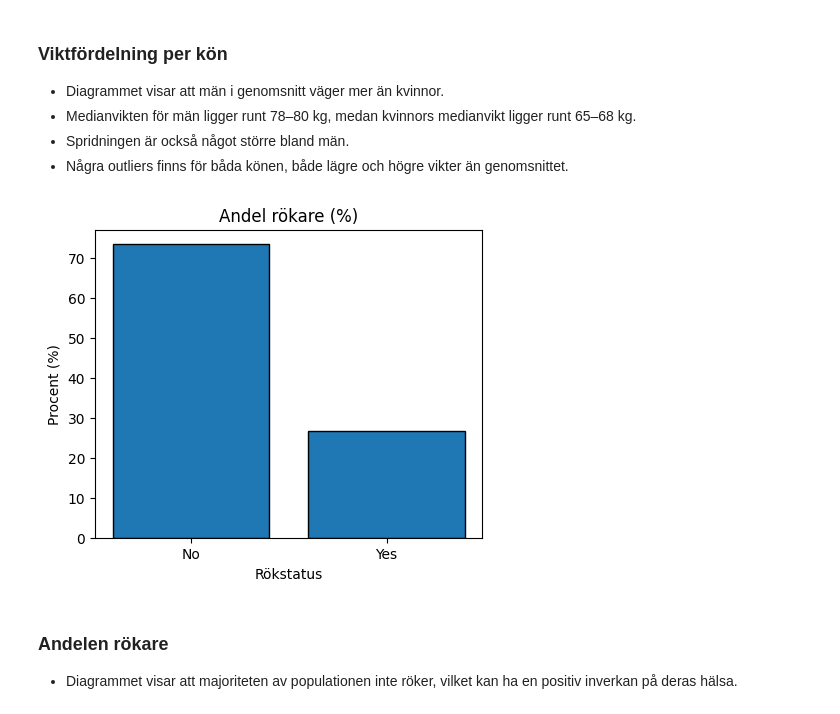
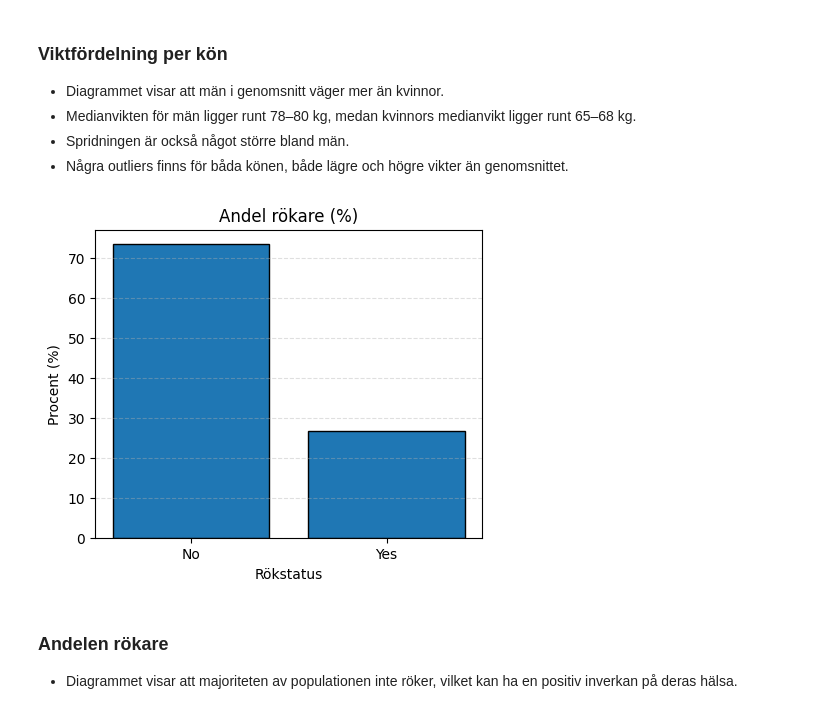
Before and after one commit to faezehgohari/health_study_analysis, a Jupyter notebook: notebooks/del1_notebook.ipynb, the cells around one changed output. Cells and saved outputs as stored; diff of their text form; code cells hidden in the pictures.

```diff
--- a/notebooks/del1_notebook.ipynb
+++ b/notebooks/del1_notebook.ipynb
@@ -51,15 +56,17 @@ plt.show()
 - Spridningen är också något större bland män.
 - Några outliers finns för båda könen, både lägre och högre vikter än genomsnittet.
 # %%
+#Andel rökare graf
 smoker_counts = df_clean['smoker'].value_counts(normalize=True) * 100
 plt.figure(figsize=(5,4))
 plt.bar(smoker_counts.index, smoker_counts.values, edgecolor='black')
 plt.title("Andel rökare (%)")
 plt.ylabel("Procent (%)")
 plt.xlabel("Rökstatus")
+plt.grid(axis='y', linestyle='--' , alpha=0.4)
 plt.show()
 # %% [output]
-[figure, old version]
+[figure, new version]
 # %% [markdown]
 ### Andelen rökare
 - Diagrammet visar att majoriteten av populationen inte röker, vilket kan ha en positiv inverkan på deras hälsa.
```
Also changed, not shown: parts of 8 cells of this notebook.
